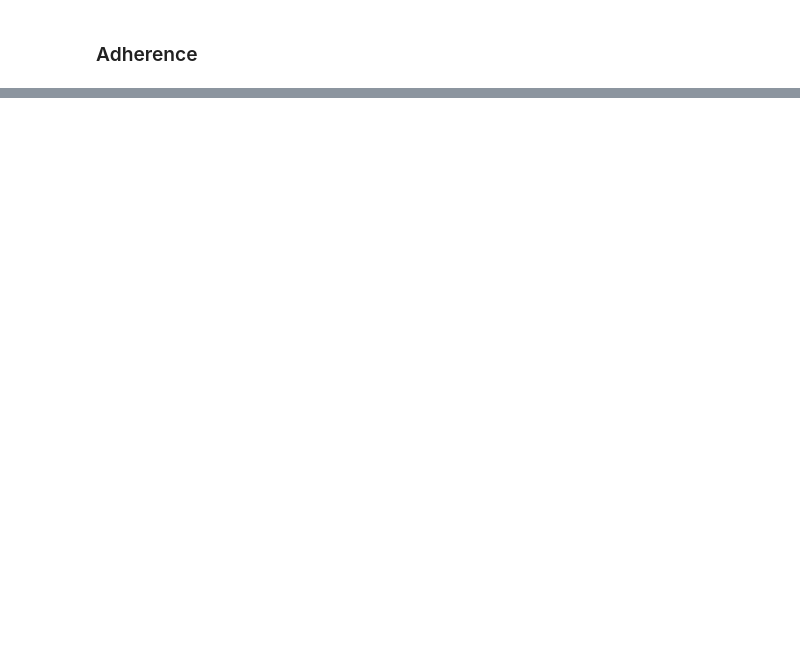
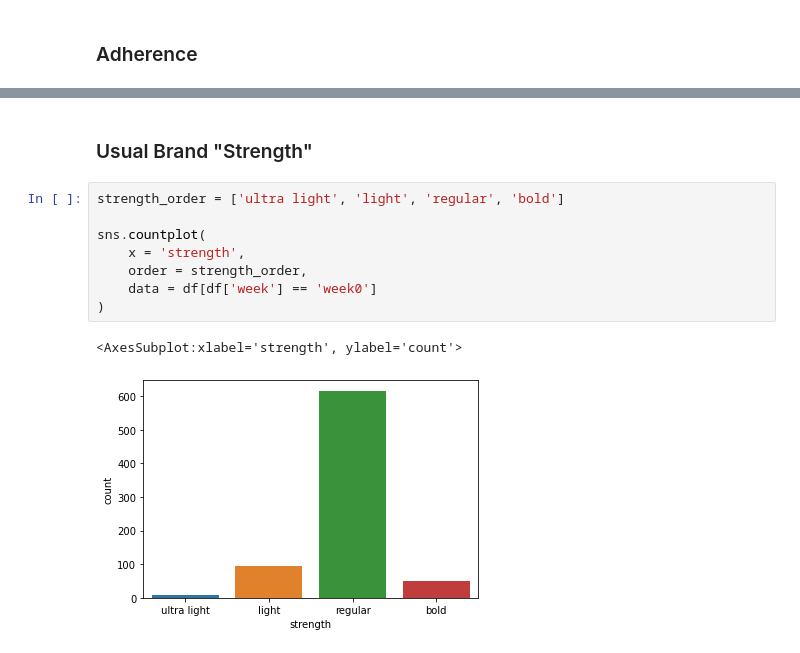
Before and after one commit to ajbarrows/tcors_ub, a Jupyter notebook: src/analysis/vlnc_data_eda.ipynb, the cells around one changed output, grey strips where cells are left out. Drawn from its saved outputs; the diff is of its cells as text; blank space fills up the shorter version.

```diff
--- a/src/analysis/vlnc_data_eda.ipynb
+++ b/src/analysis/vlnc_data_eda.ipynb
@@ -77,0 +180,13 @@ plt.show()
+# %% [markdown]
+### Usual Brand "Strength"
+# %%
+strength_order = ['ultra light', 'light', 'regular', 'bold']
+
+sns.countplot(
+    x = 'strength',
+    order = strength_order,
+    data = df[df['week'] == 'week0']
+)
+# %% [output]
+<AxesSubplot:xlabel='strength', ylabel='count'>
+[figure, added]
```
Also changed, not shown: parts of 15 cells of this notebook.
